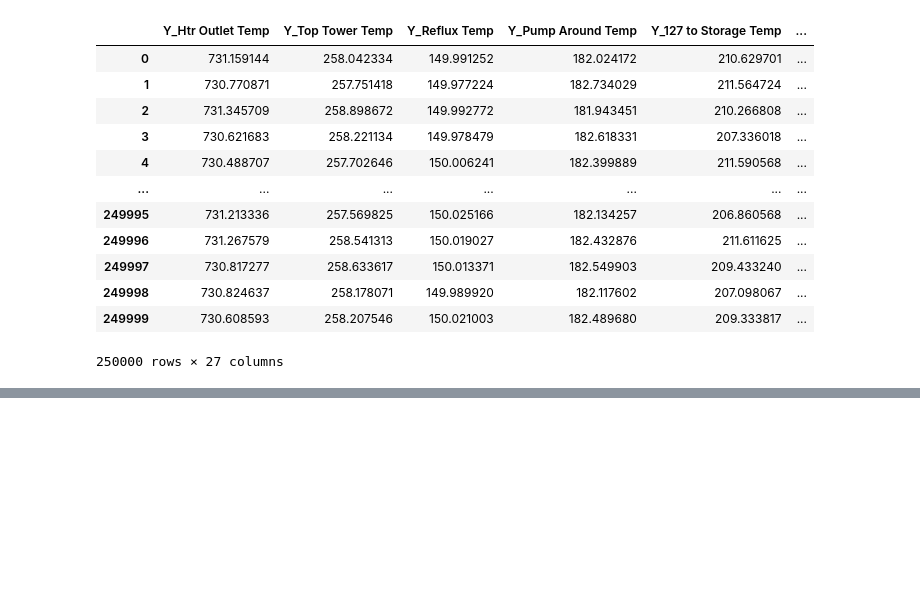
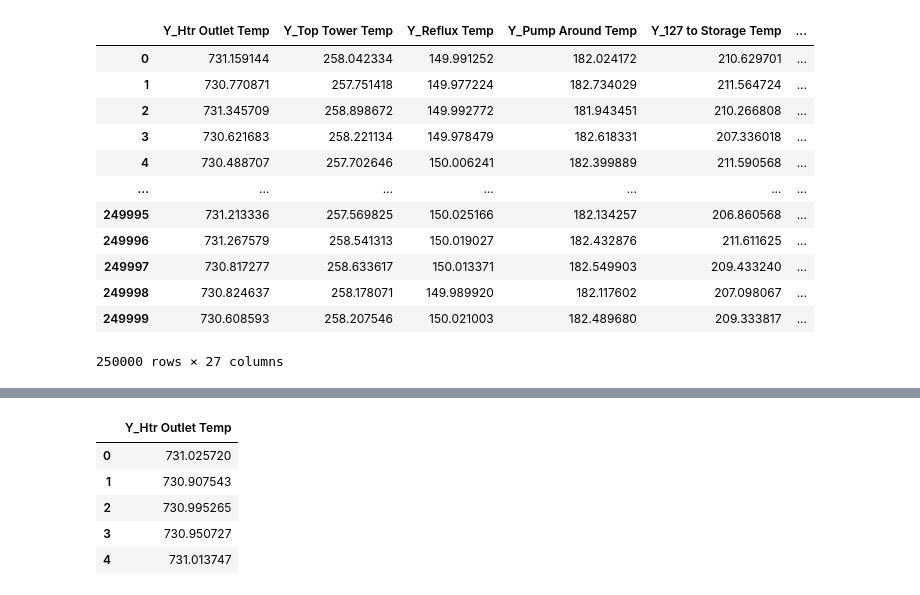
Before and after one commit to JPHebert32/MPO, a Jupyter notebook: Simulated_Data.ipynb, the cells around one changed output, grey strips where cells are left out. Drawn from its saved outputs; the diff is of its cells as text; code cells hidden in the pictures; blank space fills up the shorter version.

```diff
--- a/Simulated_Data.ipynb
+++ b/Simulated_Data.ipynb
@@ -304,0 +322,15 @@ sim_250K_df.to_csv('Resources/simulated_250K_data.csv',index=False)
+# %%
+k = 125000 # number of simulations
+
+s = np.random.uniform(data_df.loc[0,"Y_Htr Outlet Temp"] - data_df.loc[1,"Y_Htr Outlet Temp"], data_df.loc[0,"Y_Htr Outlet Temp"] + data_df.loc[1,"Y_Htr Outlet Temp"], k)
+sim_125K_df = pd.DataFrame(s, columns = ['Y_Htr Outlet Temp'])
+
+# displaying random integers in data frame
+sim_125K_df.head()
+# %% [output]
+|  | Y_Htr Outlet Temp |
+| 0 | 731.025720 |
+| 1 | 730.907543 |
+| 2 | 730.995265 |
+| 3 | 730.950727 |
+| 4 | 731.013747 |
```
Also changed, not shown: parts of 6 cells of this notebook, 1 other file.
